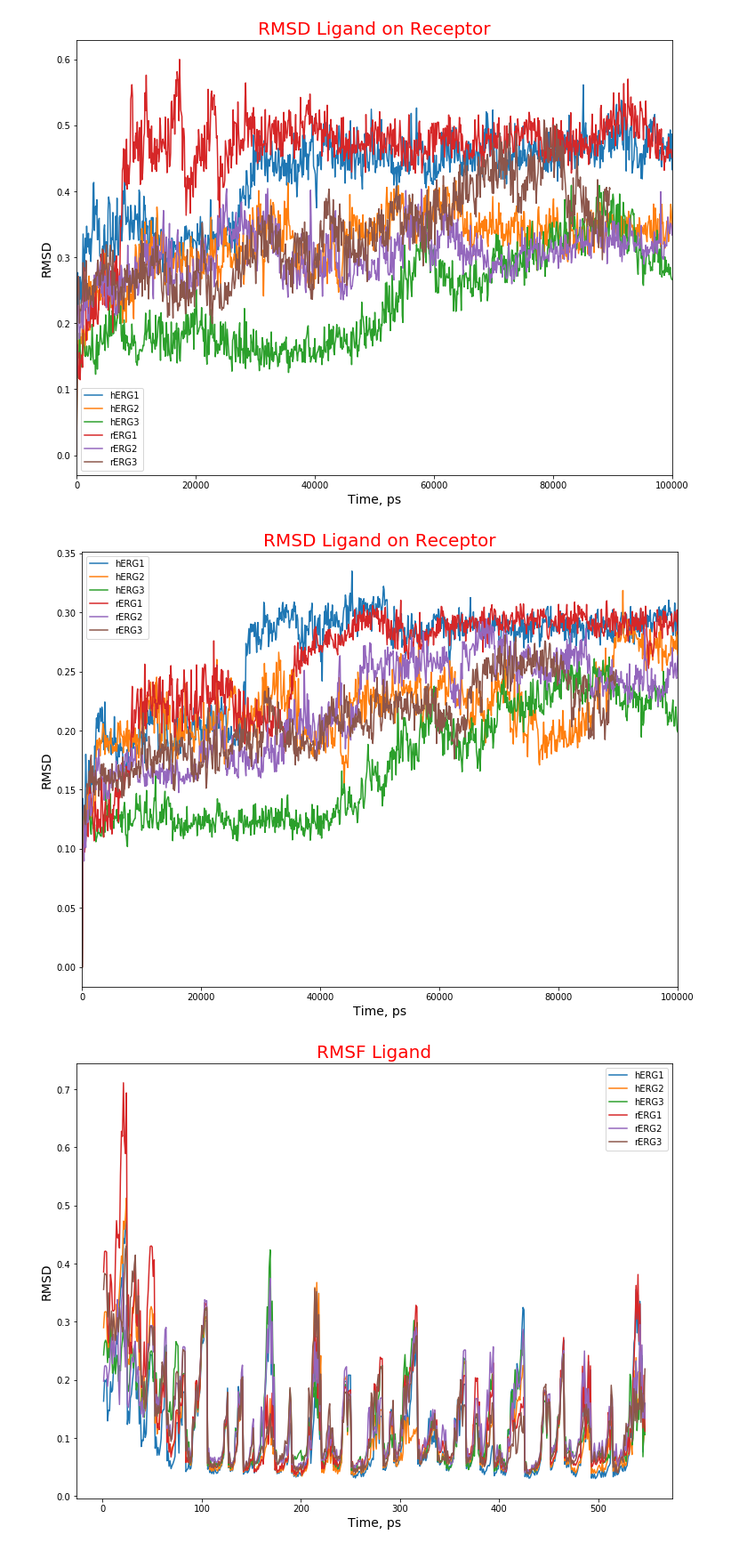
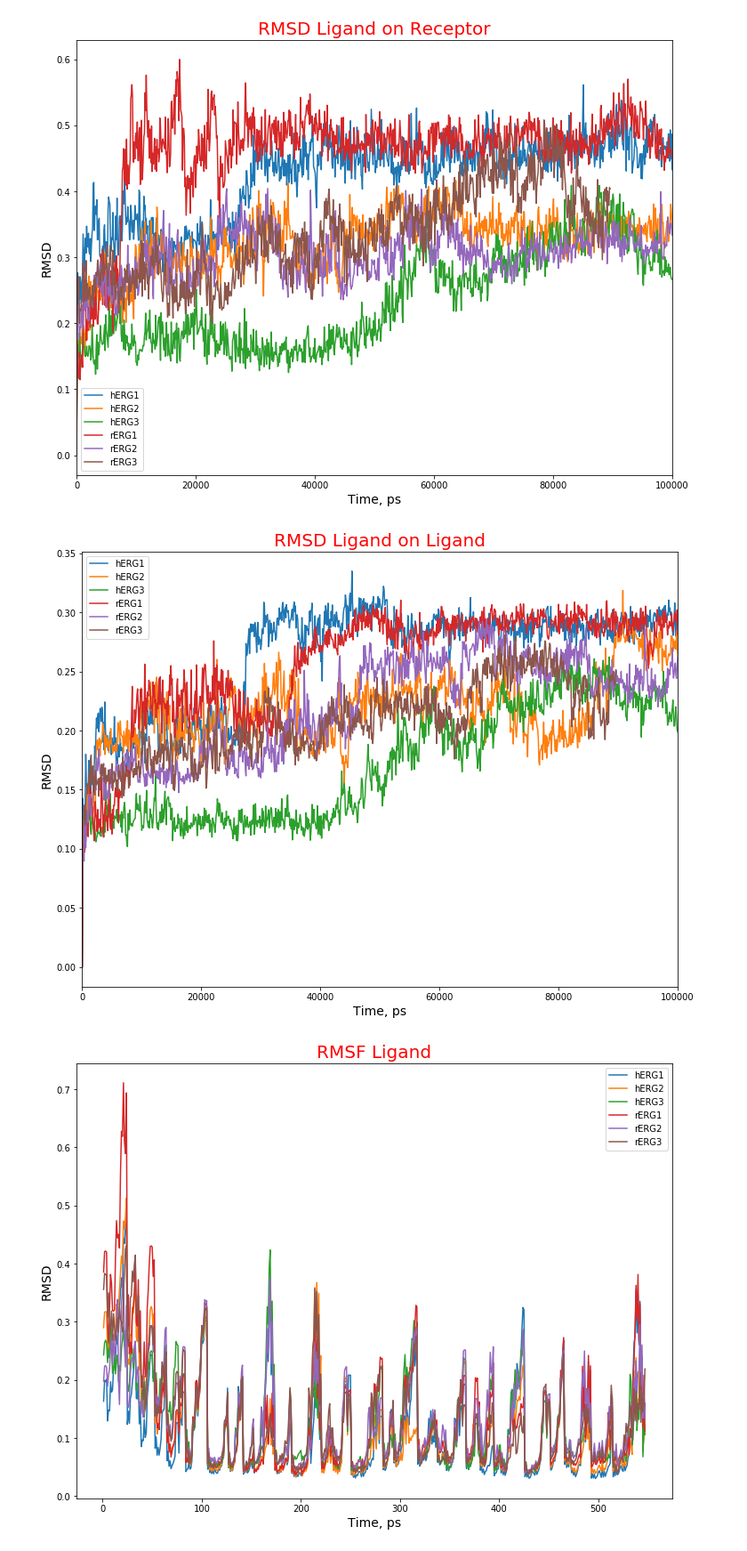
Before and after one commit to nikitadobrokhtov/potassium-channels, a Jupyter notebook: descriptional_characteristics_of_subtype_models/Descriptional Characteristics of Models.ipynb, the cells around one changed output. Shown: that part at 89% size. Cells and saved outputs as stored; diff of their text form; code cells hidden in the pictures.

Commit message:
Corrected title

```diff
--- a/descriptional_characteristics_of_subtype_models/Descriptional Characteristics of Models.ipynb
+++ b/descriptional_characteristics_of_subtype_models/Descriptional Characteristics of Models.ipynb
@@ -58,24 +58,24 @@ plt.show()
 # %%
 fig = plt.figure(figsize=(12,9))
 
 plot_xvg("./hERG1/pictures/RMSD_tox_rel_tox.xvg", label="hERG1", data_size=1001)
 plot_xvg("./hERG2/pictures/RMSD_tox_rel_tox.xvg", label="hERG2", data_size=1001)
 plot_xvg("./hERG3/pictures/RMSD_tox_rel_tox.xvg", label="hERG3", data_size=1001)
 plot_xvg("./rERG1/pictures/RMSD_tox_rel_tox.xvg", label="rERG1", data_size=1001)
 plot_xvg("./rERG2/pictures/RMSD_tox_rel_tox.xvg", label="rERG2", data_size=1001)
 plot_xvg("./rERG3/pictures/RMSD_tox_rel_tox.xvg", label="rERG3", data_size=1001)
 
 
 plt.xlim(0, 100000)
 
 plt.legend()
 plt.xlabel("Time, ps", fontsize=14)
 plt.ylabel("RMSD", fontsize=14)
-plt.title("RMSD Ligand on Receptor", color='red', fontsize=20)
+plt.title("RMSD Ligand on Ligand", color='red', fontsize=20)
 
 plt.show()
 # %% [output]
-[figure, old version]
+[figure, new version]
 # %%
 def xvg_data(path, skip_beg=17, skip_end=1):
     def RMS_from_xvg(path, skip_beg, skip_end):
```
